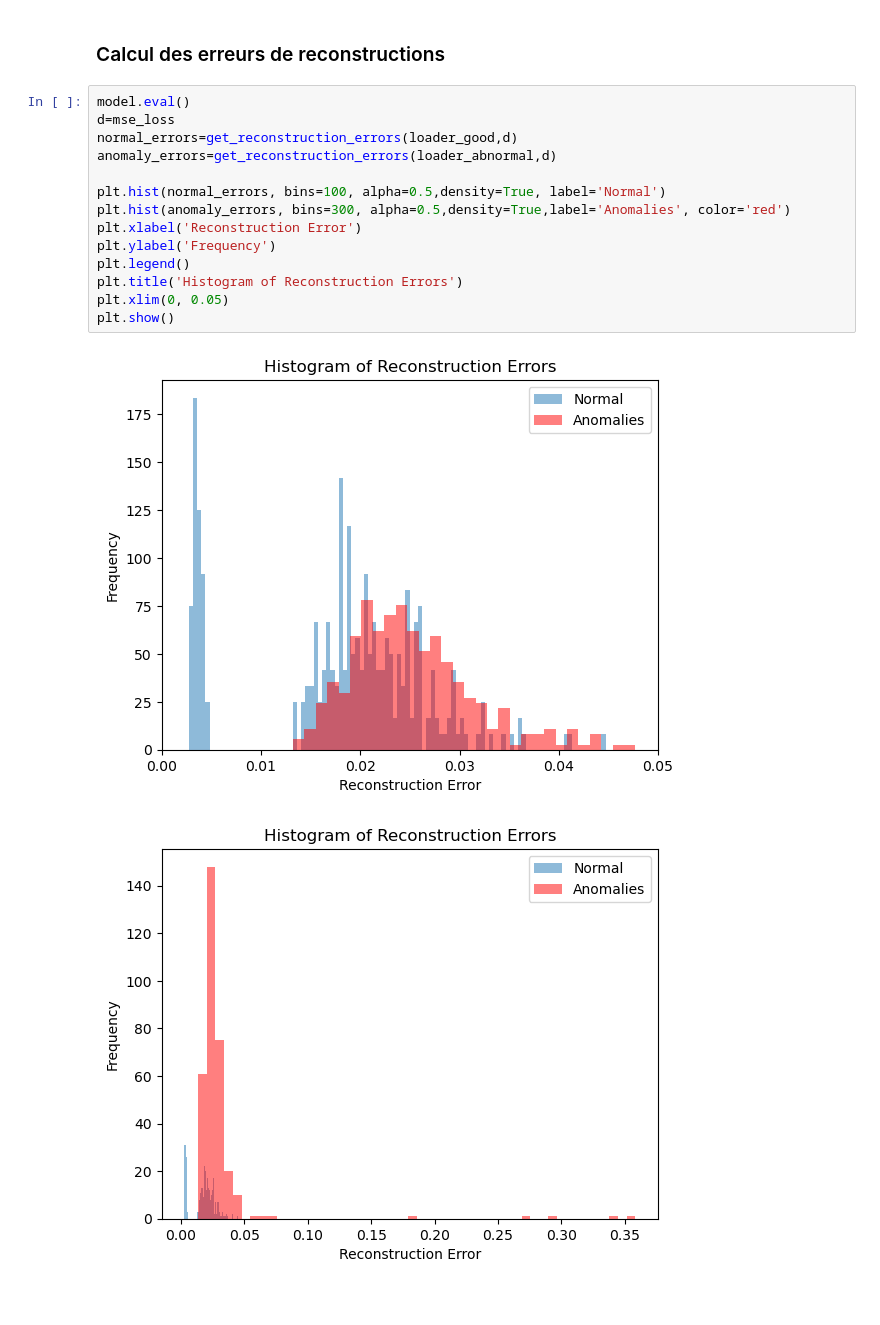
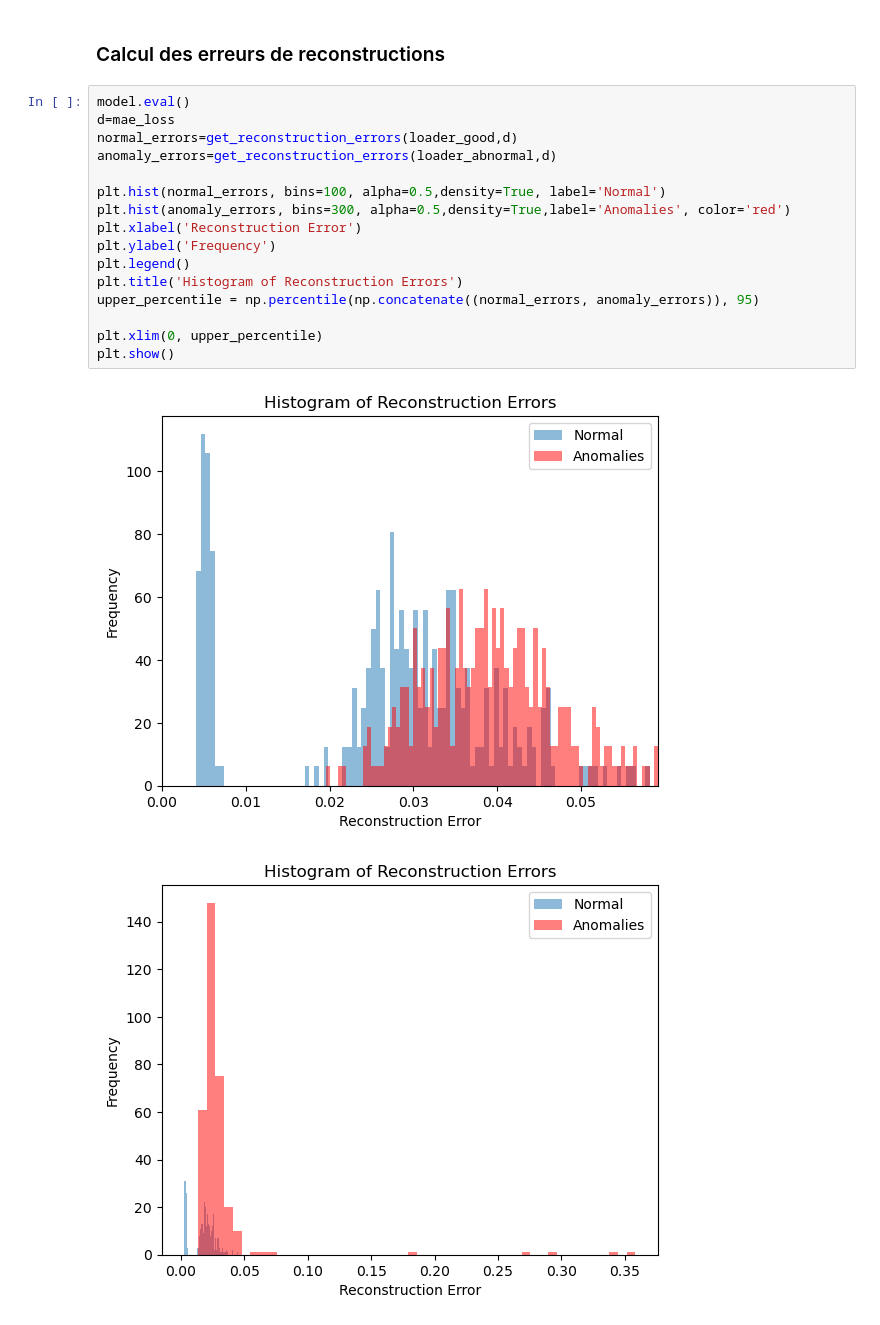
Before and after one commit to Rulienn/Detection-d-anomalie, a Jupyter notebook: ProjectVJu.ipynb, the cells around one changed output. Saved outputs shown, nothing was run; the diff lists cells and outputs as text.

```diff
--- a/ProjectVJu.ipynb
+++ b/ProjectVJu.ipynb
@@ -457,20 +459,22 @@ def get_reconstruction_errors(loader,dist):
 ### Calcul des erreurs de reconstructions
 # %%
 model.eval()
-d=mse_loss
+d=mae_loss
 normal_errors=get_reconstruction_errors(loader_good,d)
 anomaly_errors=get_reconstruction_errors(loader_abnormal,d)
 
 plt.hist(normal_errors, bins=100, alpha=0.5,density=True, label='Normal')
 plt.hist(anomaly_errors, bins=300, alpha=0.5,density=True,label='Anomalies', color='red')
 plt.xlabel('Reconstruction Error')
 plt.ylabel('Frequency')
 plt.legend()
 plt.title('Histogram of Reconstruction Errors')
-plt.xlim(0, 0.05)
+upper_percentile = np.percentile(np.concatenate((normal_errors, anomaly_errors)), 95)
+
+plt.xlim(0, upper_percentile)
 plt.show()
 # %% [output]
-[figure, old version]
+[figure, new version]
 # %%
 # %% [output]
 [figure]
```
Also changed, not shown: parts of 1 cell of this notebook.
